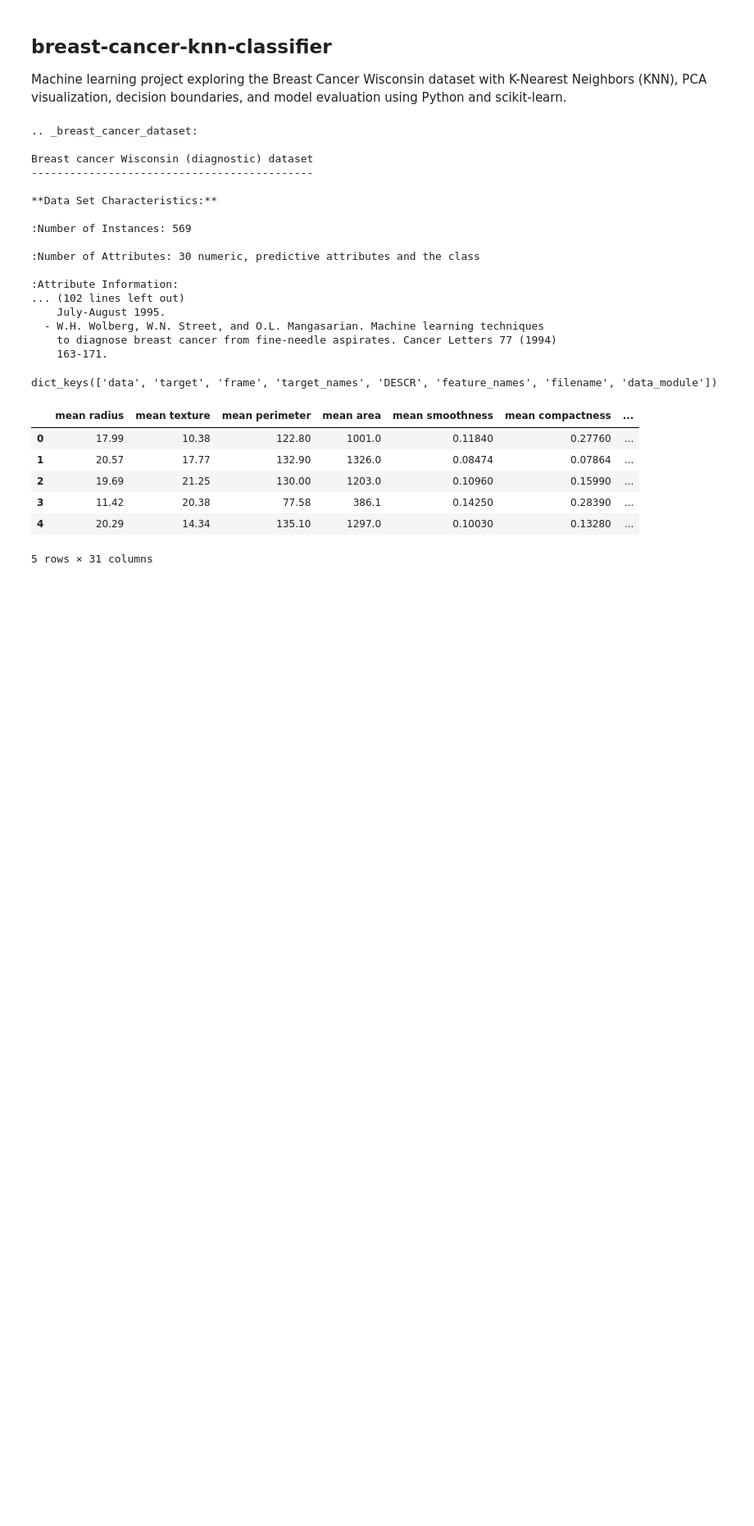
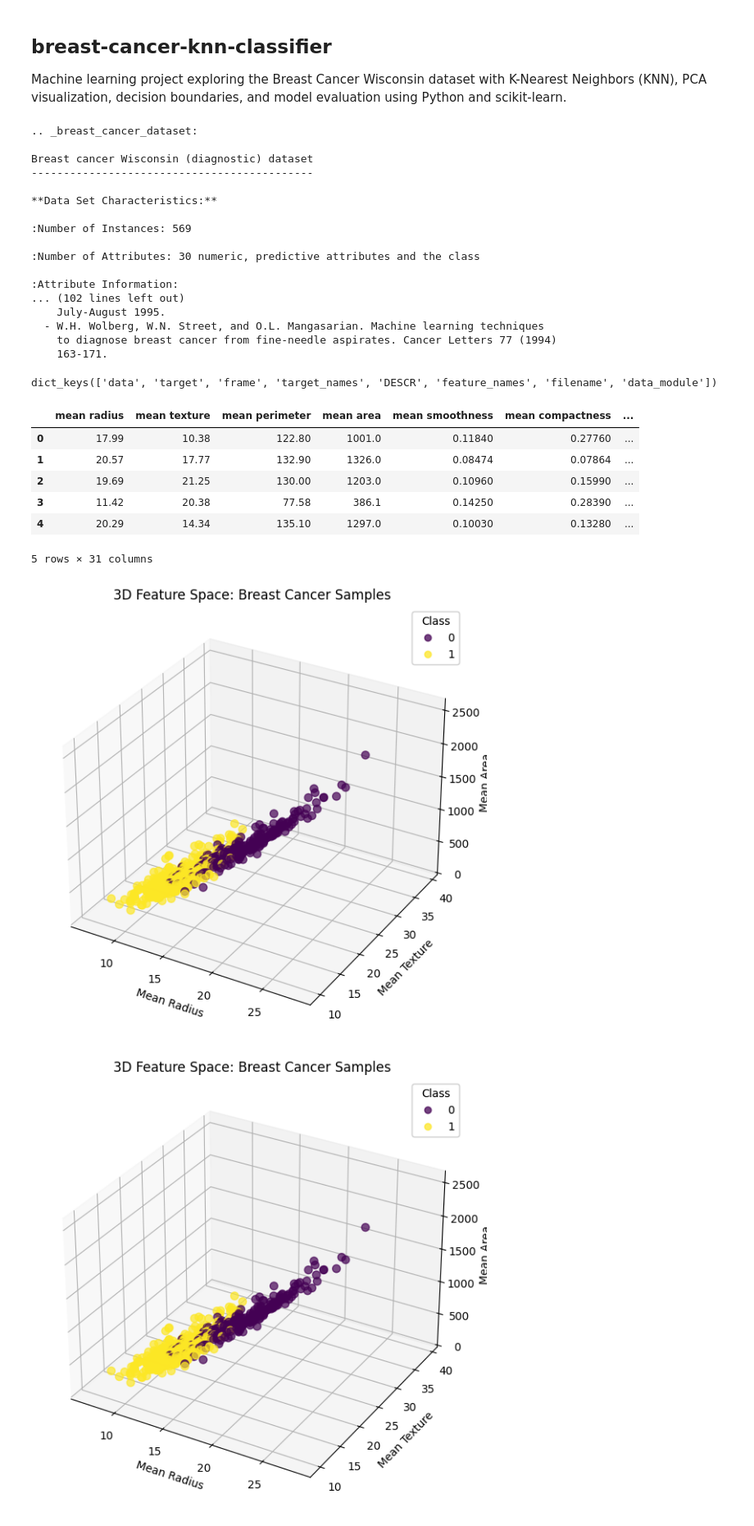
Before and after one commit to dembasistyi/breast-cancer-knn-classifier, a Jupyter notebook: breast_cancer_knn.ipynb, the cells around one changed output. Shown at 82% size. Cells and saved outputs as stored; diff of their text form; code cells hidden in the pictures; blank space fills up the shorter version.

Commit message:
Add 3D feature visualization

```diff
--- a/breast_cancer_knn.ipynb
+++ b/breast_cancer_knn.ipynb
@@ -50,3 +50,64 @@ df.head()
 | 3 | 11.42 | 20.38 | 77.58 | 386.1 | 0.14250 | 0.28390 | ... |
 | 4 | 20.29 | 14.34 | 135.10 | 1297.0 | 0.10030 | 0.13280 | ... |
 5 rows × 31 columns
+# %%
+from mpl_toolkits.mplot3d import Axes3D
+import matplotlib.pyplot as plt
+
+features_3d = ['mean radius', 'mean texture', 'mean area']
+
+fig = plt.figure(figsize=(10, 7))
+ax = fig.add_subplot(111, projection='3d')
+
+scatter = ax.scatter(
+    df[features_3d[0]],
+    df[features_3d[1]],
+    df[features_3d[2]],
+    c=df['target'],
+    s=50,
+    alpha=0.7
+)
+
+ax.set_xlabel('Mean Radius')
+ax.set_ylabel('Mean Texture')
+ax.set_zlabel('Mean Area')
+ax.set_title('3D Feature Space: Breast Cancer Samples')
+
+legend = ax.legend(
+    *scatter.legend_elements(),
+    title="Class"
+)
+
+ax.add_artist(legend)
+
+plt.show()
+features_3d = ['mean radius', 'mean texture', 'mean area']
+
+fig = plt.figure(figsize=(10, 7))
+ax = fig.add_subplot(111, projection='3d')
+
+scatter = ax.scatter(
+    df[features_3d[0]],
+    df[features_3d[1]],
+    df[features_3d[2]],
+    c=df['target'],
+    s=50,
+    alpha=0.7
+)
+
+ax.set_xlabel('Mean Radius')
+ax.set_ylabel('Mean Texture')
+ax.set_zlabel('Mean Area')
+ax.set_title('3D Feature Space: Breast Cancer Samples')
+
+legend = ax.legend(
+    *scatter.legend_elements(),
+    title="Class"
+)
+
+ax.add_artist(legend)
+
+plt.show()
+# %% [output]
+[figure, added]
+[figure, added]
```
